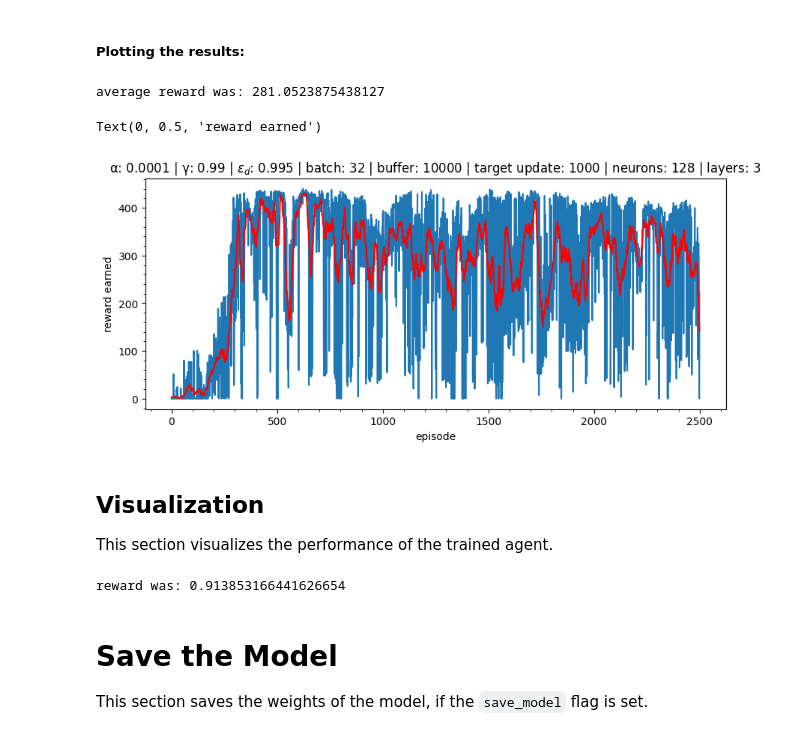
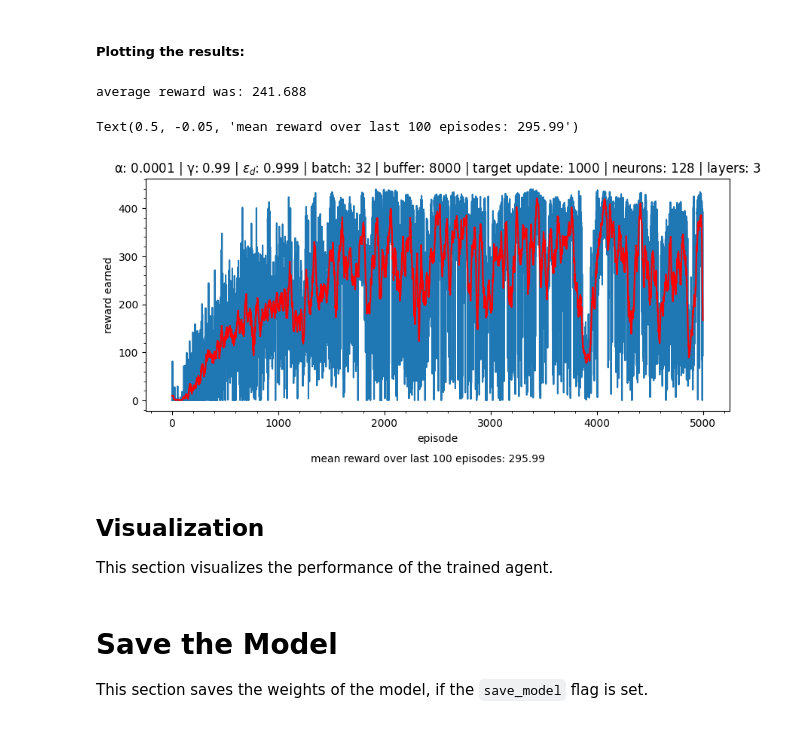
Before and after one commit to MattTidd/rl_experimentation, a Jupyter notebook: gymnasium_environments/cartpole/ddqn/ddqn_cartpole_training.ipynb, the cells around one changed output. Drawn from its saved outputs; the diff is of its cells as text; code cells hidden in the pictures.

Commit message:
ran more trials for DDQN swingup

```diff
--- a/gymnasium_environments/cartpole/ddqn/ddqn_cartpole_training.ipynb
+++ b/gymnasium_environments/cartpole/ddqn/ddqn_cartpole_training.ipynb
@@ -251,20 +251,20 @@ lr = 1e-4                   # learning rate α
 gamma = 0.99                # discount factor γ
 epsilon = 1.0               # starting value of ε
 epsilon_min = 0.1           # final value of ε
-epsilon_decay = 0.995       # decay rate of ε
+epsilon_decay = 0.999       # decay rate of ε
 
-buffer_size = 25000         # size of the replay buffer
+buffer_size = 8000          # size of the replay buffer
 batch_size = 32             # amount sampled from buffer
 target_update_freq = 1000   # number of elapsed steps before target network is updated
-train_freq = 2              # frequency at which the training occurs
+train_freq = 1              # frequency at which the training occurs
 
 training_length = 5000      # how many episodes to train the network for
-warmup_length = 10000       # how many steps of experience to populate the replay buffer
+warmup_length = 2000        # how many steps of experience to populate the replay buffer
 
 neurons = 128               # how many neurons to have in each layer of the network
 layers = 3                  # how many layers to have in each network
 
-seed = 18                   # random seed for reproducability
+seed = 240                  # random seed for reproducability
 # %% [markdown]
 ##### Initialize the environment and the agent:
 # %%
@@ -321,30 +321,31 @@ reward_history = ddqn_agent.training(training_length = training_length)
 # %%
 # moving average function:
 def moving_average(interval, window_size):
     window = np.ones(int(window_size)) / float(window_size)
     return np.convolve(interval, window, 'same')
 
 filtered_data = moving_average(reward_history, 20)
 
-print(f"average reward was: {np.mean(filtered_data)}")
+print(f"average reward was: {np.mean(reward_history).round(3)}")
 
 figure = plt.figure(figsize = (10, 4))
 plt.plot(reward_history)
 plt.plot(filtered_data, 'r-')
 plt.minorticks_on()
 plt.title(f"α: {lr} | γ: {gamma} | $ε_{"d"}$: {epsilon_decay} | batch: {batch_size} | buffer: {buffer_size} | target update: {target_update_freq} | neurons: {neurons} | layers: {layers}")
 plt.xlabel('episode')
 plt.ylabel('reward earned')
+plt.figtext(x = 0.5, y = -0.05, s = f"mean reward over last 100 episodes: {np.mean(reward_history[-100:]).round(3)}", ha = 'center', va = 'center')
 # %% [output]
-average reward was: 281.0523875438127
+average reward was: 241.688
-Text(0, 0.5, 'reward earned')
+Text(0.5, -0.05, 'mean reward over last 100 episodes: 295.99')
-[figure, old version]
+[figure, new version]
 # %% [markdown]
 ## **Visualization**
 
 This section visualizes the performance of the trained agent.
 # %%
-visualize = True
+visualize = False
 
 if visualize:
     # prepare the new environment:
@@ -357,7 +358,7 @@ if visualize:
     ddqn_agent.env = env
 
     # prep the visualization:
-    obs, _ = ddqn_agent.env.reset()
+    obs, _ = ddqn_agent.env.reset(seed = seed)
     done = False
 
     # while false:
@@ -382,8 +383,6 @@ if visualize:
         done = term or trunc
 
     env.close()
-# %% [output]
-reward was: 0.913853166441626654
 # %% [markdown]
 # **Save the Model**
 
```
Also changed, not shown: parts of 1 cell of this notebook.
